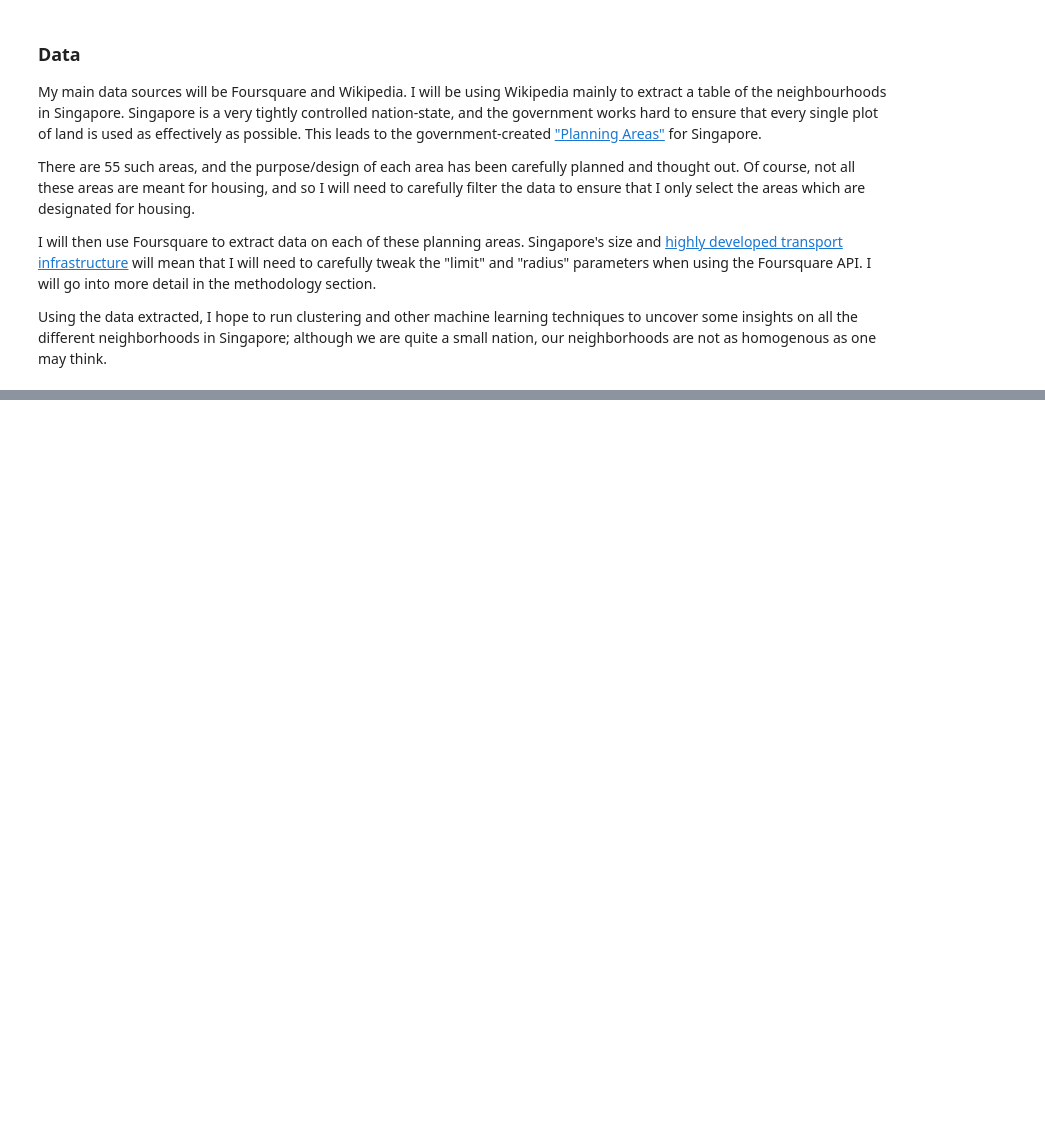
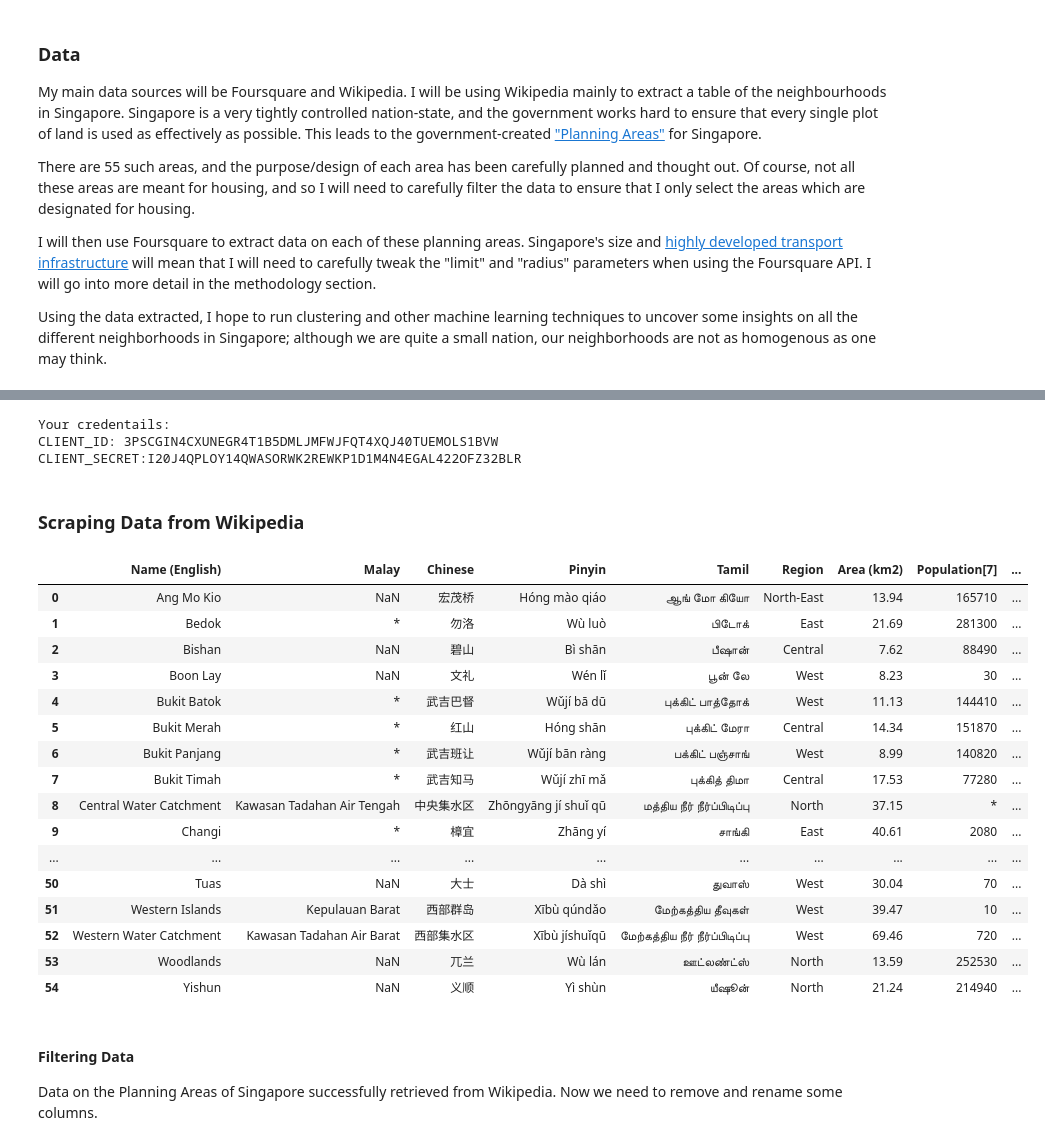
Before and after one commit to zainichia/Data-Science-Capstone, a Jupyter notebook: Capstone-Project-Singapore-Neighborhoods.ipynb, the cells around one changed output, grey strips where cells are left out. Saved outputs shown, nothing was run; the diff lists cells and outputs as text; code cells hidden in the pictures; blank space fills up the shorter version.

```diff
--- a/Capstone-Project-Singapore-Neighborhoods.ipynb
+++ b/Capstone-Project-Singapore-Neighborhoods.ipynb
@@ -28,0 +99,41 @@ Using the data extracted, I hope to run clustering and other machine learning te
+# %%
+CLIENT_ID = '3PSCGIN4CXUNEGR4T1B5DMLJMFWJFQT4XQJ40TUEMOLS1BVW' # your Foursquare ID
+CLIENT_SECRET = 'I20J4QPLOY14QWASORWK2REWKP1D1M4N4EGAL422OFZ32BLR' # your Foursquare Secret
+VERSION = '20180604'
+LIMIT = 40
+print('Your credentails:')
+print('CLIENT_ID: ' + CLIENT_ID)
+print('CLIENT_SECRET:' + CLIENT_SECRET)
+# %% [output]
+Your credentails:
+CLIENT_ID: 3PSCGIN4CXUNEGR4T1B5DMLJMFWJFQT4XQJ40TUEMOLS1BVW
+CLIENT_SECRET:I20J4QPLOY14QWASORWK2REWKP1D1M4N4EGAL422OFZ32BLR
+# %% [markdown]
+### Scraping Data from Wikipedia
+# %%
+df_sg = pd.read_html("https://en.wikipedia.org/wiki/Planning_Areas_of_Singapore")
+# %%
+df_sg[2]
+# %% [output]
+|  | Name (English) | Malay | Chinese | Pinyin | Tamil | Region | Area (km2) | Population[7] | ... |
+| 0 | Ang Mo Kio | NaN | 宏茂桥 | Hóng mào qiáo | ஆங் மோ கியோ | North-East | 13.94 | 165710 | ... |
+| 1 | Bedok | * | 勿洛 | Wù luò | பிடோக் | East | 21.69 | 281300 | ... |
+| 2 | Bishan | NaN | 碧山 | Bì shān | பீஷான் | Central | 7.62 | 88490 | ... |
+| 3 | Boon Lay | NaN | 文礼 | Wén lǐ | பூன் லே | West | 8.23 | 30 | ... |
+| 4 | Bukit Batok | * | 武吉巴督 | Wǔjí bā dū | புக்கிட் பாத்தோக் | West | 11.13 | 144410 | ... |
+| 5 | Bukit Merah | * | 红山 | Hóng shān | புக்கிட் மேரா | Central | 14.34 | 151870 | ... |
+| 6 | Bukit Panjang | * | 武吉班让 | Wǔjí bān ràng | பக்கிட் பஞ்சாங் | West | 8.99 | 140820 | ... |
+| 7 | Bukit Timah | * | 武吉知马 | Wǔjí zhī mǎ | புக்கித் திமா | Central | 17.53 | 77280 | ... |
+| 8 | Central Water Catchment | Kawasan Tadahan Air Tengah | 中央集水区 | Zhōngyāng jí shuǐ qū | மத்திய நீர் நீர்ப்பிடிப்பு | North | 37.15 | * | ... |
+| 9 | Changi | * | 樟宜 | Zhāng yí | சாங்கி | East | 40.61 | 2080 | ... |
+| ... | ... | ... | ... | ... | ... | ... | ... | ... | ... |
+| 50 | Tuas | NaN | 大士 | Dà shì | துவாஸ் | West | 30.04 | 70 | ... |
+| 51 | Western Islands | Kepulauan Barat | 西部群岛 | Xībù qúndǎo | மேற்கத்திய தீவுகள் | West | 39.47 | 10 | ... |
+| 52 | Western Water Catchment | Kawasan Tadahan Air Barat | 西部集水区 | Xībù jíshuǐqū | மேற்கத்திய நீர் நீர்ப்பிடிப்பு | West | 69.46 | 720 | ... |
+| 53 | Woodlands | NaN | 兀兰 | Wù lán | ஊட்லண்ட்ஸ் | North | 13.59 | 252530 | ... |
+| 54 | Yishun | NaN | 义顺 | Yì shùn | யீஷூன் | North | 21.24 | 214940 | ... |
+# %% [markdown]
+#### Filtering Data
+
+Data on the Planning Areas of Singapore successfully retrieved from Wikipedia.
+Now we need to remove and rename some columns.
```
Also changed, not shown: parts of 64 cells of this notebook.
